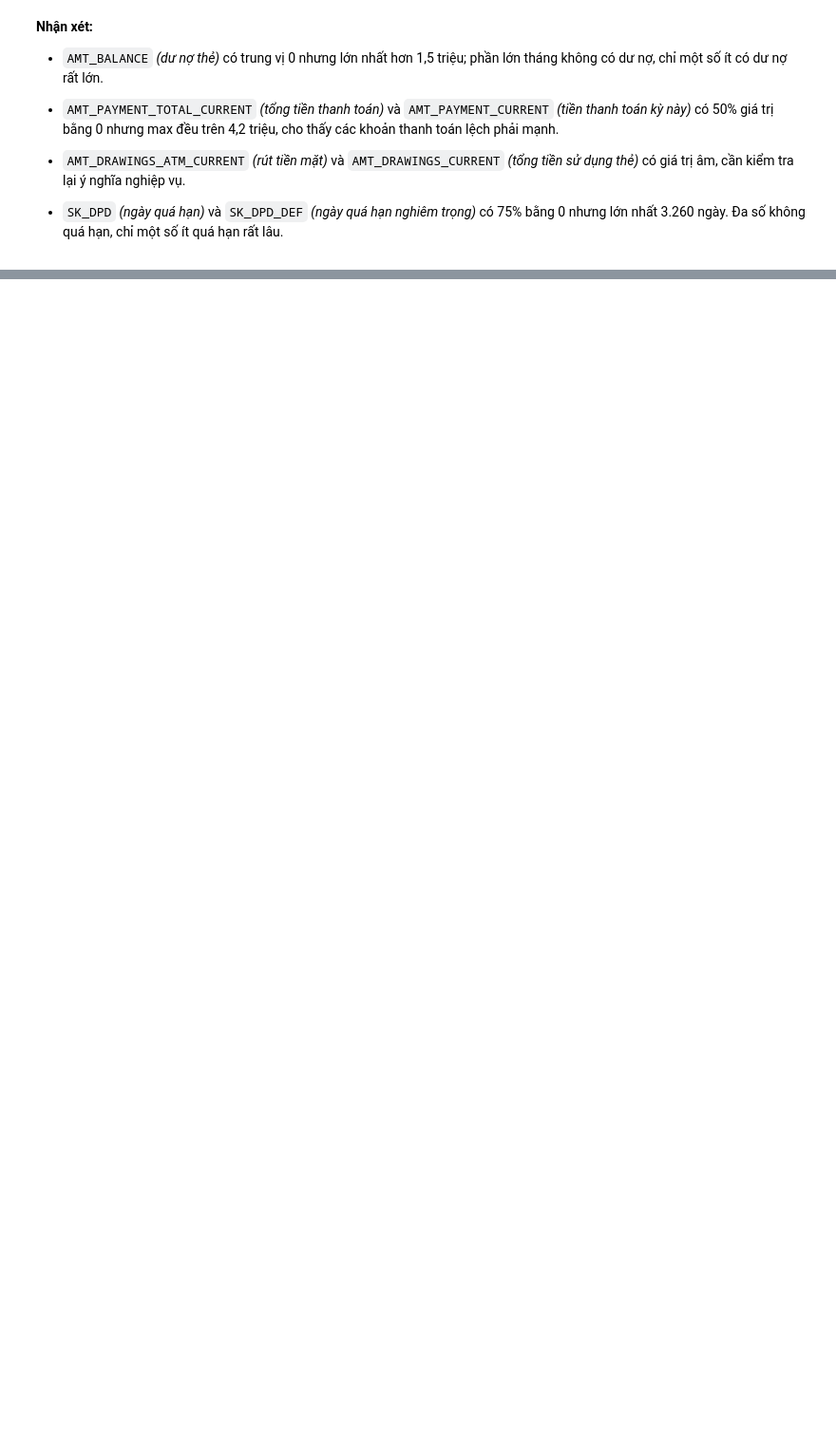
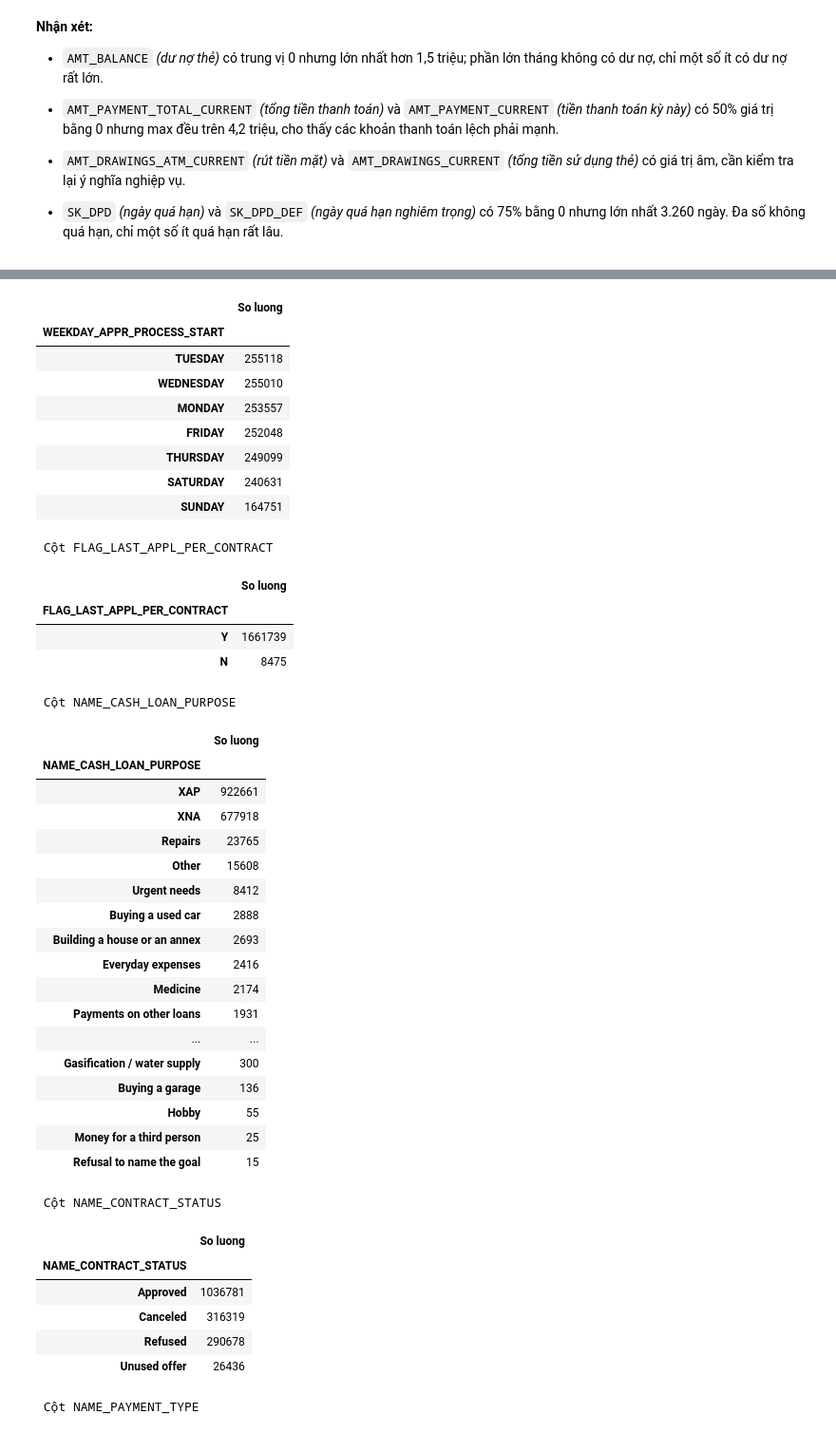
Before and after one commit to thanhhung9720001-collab/credit-risk-classifier, a Jupyter notebook: notebooks/01_data_understanding.ipynb, the cells around one changed output, grey strips where cells are left out. Shown at 95% size. Saved outputs shown, nothing was run; the diff lists cells and outputs as text; code cells hidden in the pictures; blank space fills up the shorter version.

```diff
--- a/notebooks/01_data_understanding.ipynb
+++ b/notebooks/01_data_understanding.ipynb
@@ -853,11 +853,15 @@ pd.read_csv(DATA_RAW / "credit_card_balance.csv").select_dtypes(
 # %%
+# Đọc bảng dữ liệu cần khảo sát.
 data = pd.read_csv(DATA_RAW / "bureau.csv")
-categorical_cols = data.select_dtypes(include="object").columns
+# Chọn các cột dạng chữ, đây là các biến phân loại.
+categorical_cols = data.select_dtypes(include=["object", "str"]).columns
 
+# Nếu không có cột dạng chữ thì thông báo.
 if len(categorical_cols) == 0:
     print("Bang nay khong co cot phan loai.")
 else:
+    # Đếm số lần xuất hiện của từng giá trị trong mỗi cột.
     for column in categorical_cols:
-        print(f"\n{column}")
+        print(f"\n Cột {column}")
         display(data[column].value_counts(dropna=False).to_frame("So luong"))
 # %% [output]
@@ -901,11 +908,15 @@ CREDIT_TYPE
 Đoạn code bên dưới đếm số lượng từng giá trị của các cột phân loại.
 # %%
+# Đọc bảng dữ liệu cần khảo sát.
 data = pd.read_csv(DATA_RAW / "bureau_balance.csv")
-categorical_cols = data.select_dtypes(include="object").columns
+# Chọn các cột dạng chữ, đây là các biến phân loại.
+categorical_cols = data.select_dtypes(include=["object", "str"]).columns
 
+# Nếu không có cột dạng chữ thì thông báo.
 if len(categorical_cols) == 0:
     print("Bang nay khong co cot phan loai.")
 else:
+    # Đếm số lần xuất hiện của từng giá trị trong mỗi cột.
     for column in categorical_cols:
-        print(f"\n{column}")
+        print(f"\n Cột {column}")
         display(data[column].value_counts(dropna=False).to_frame("So luong"))
@@ -914,12 +943,17 @@ else:
 
 Đoạn code bên dưới đếm số lượng từng giá trị của các cột phân loại.
 # %%
+# Đọc bảng dữ liệu cần khảo sát.
 data = pd.read_csv(DATA_RAW / "previous_application.csv")
-categorical_cols = data.select_dtypes(include="object").columns
+# Chọn các cột dạng chữ, đây là các biến phân loại.
+categorical_cols = data.select_dtypes(include=["object", "str"]).columns
 
+# Nếu không có cột dạng chữ thì thông báo.
 if len(categorical_cols) == 0:
     print("Bang nay khong co cot phan loai.")
 else:
+    # Đếm số lần xuất hiện của từng giá trị trong mỗi cột.
     for column in categorical_cols:
-        print(f"\n{column}")
+        print(f"\n Cột {column}")
         display(data[column].value_counts(dropna=False).to_frame("So luong"))
+# %% [output]
@@ -925,0 +968,41 @@ else:
+|  | So luong |
+| WEEKDAY_APPR_PROCESS_START |  |
+| TUESDAY | 255118 |
+| WEDNESDAY | 255010 |
+| MONDAY | 253557 |
+| FRIDAY | 252048 |
+| THURSDAY | 249099 |
+| SATURDAY | 240631 |
+| SUNDAY | 164751 |
+ Cột FLAG_LAST_APPL_PER_CONTRACT
+|  | So luong |
+| FLAG_LAST_APPL_PER_CONTRACT |  |
+| Y | 1661739 |
+| N | 8475 |
+ Cột NAME_CASH_LOAN_PURPOSE
+|  | So luong |
+| NAME_CASH_LOAN_PURPOSE |  |
+| XAP | 922661 |
+| XNA | 677918 |
+| Repairs | 23765 |
+| Other | 15608 |
+| Urgent needs | 8412 |
+| Buying a used car | 2888 |
+| Building a house or an annex | 2693 |
+| Everyday expenses | 2416 |
+| Medicine | 2174 |
+| Payments on other loans | 1931 |
+| ... | ... |
+| Gasification / water supply | 300 |
+| Buying a garage | 136 |
+| Hobby | 55 |
+| Money for a third person | 25 |
+| Refusal to name the goal | 15 |
+ Cột NAME_CONTRACT_STATUS
+|  | So luong |
+| NAME_CONTRACT_STATUS |  |
+| Approved | 1036781 |
+| Canceled | 316319 |
+| Refused | 290678 |
+| Unused offer | 26436 |
+ Cột NAME_PAYMENT_TYPE
```
Also changed, not shown: parts of 40 cells of this notebook, 1 other file.
